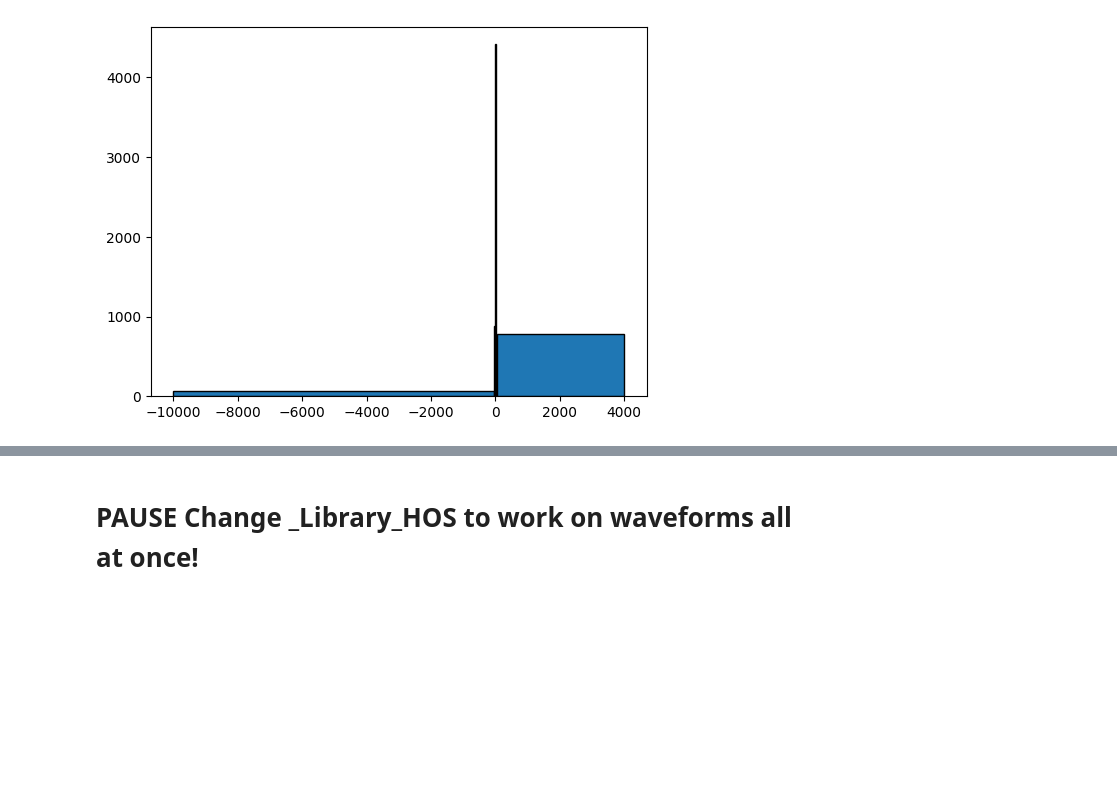
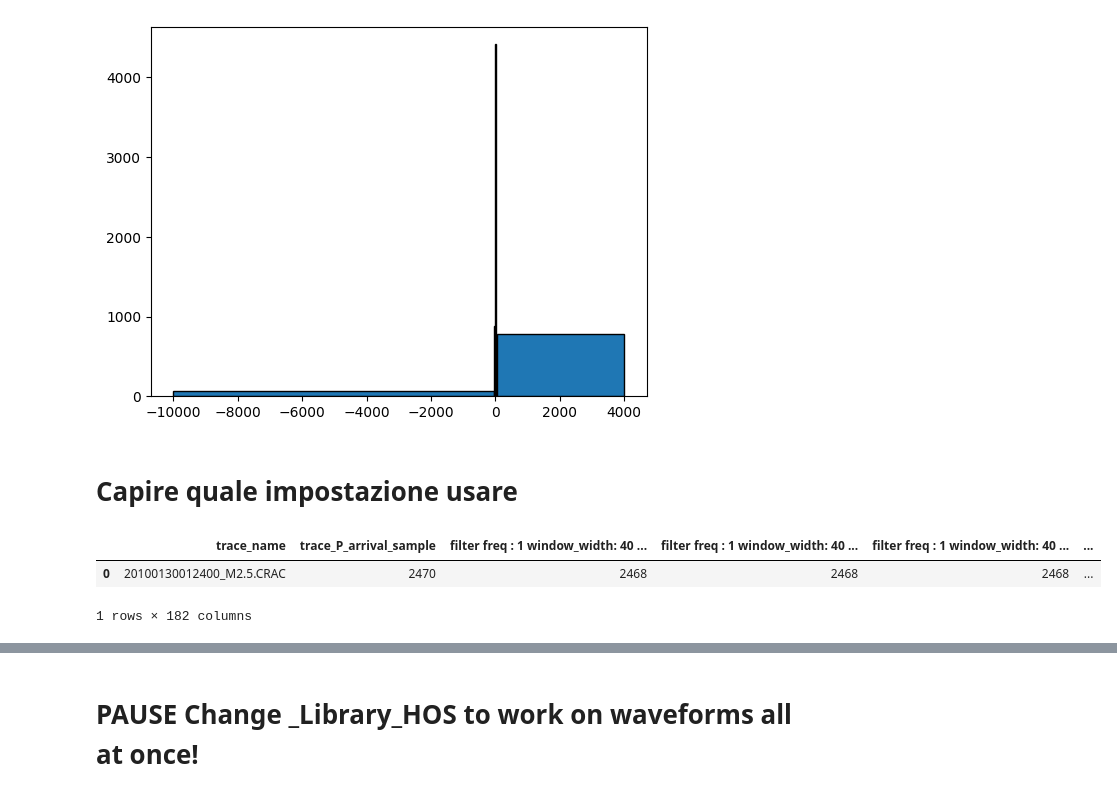
Before and after one commit to Nemenick/primoprogetto, a Jupyter notebook: Codici/_DETECT_HOS.ipynb, the cells around one changed output, grey strips where cells are left out. Saved outputs shown, nothing was run; the diff lists cells and outputs as text; code cells hidden in the pictures; blank space fills up the shorter version.

```diff
--- a/Codici/_DETECT_HOS.ipynb
+++ b/Codici/_DETECT_HOS.ipynb
@@ -56,3 +56,5 @@ plt.hist(D.metadata["trace_P_arrival_sample"].values-ons_th,bins=[-10000,-50,-5,
  array([-10000,    -50,     -5,      5,     50,   4000]),
  <BarContainer object of 5 artists>)
 [figure]
+# %% [markdown]
+# Capire quale impostazione usare
@@ -58,0 +66,6 @@ plt.hist(D.metadata["trace_P_arrival_sample"].values-ons_th,bins=[-10000,-50,-5,
+# %%
+impos_2[0:1]
+# %% [output]
+|  | trace_name | trace_P_arrival_sample | filter freq : 1 window_width: 40 ... | filter freq : 1 window_width: 40 ... | filter freq : 1 window_width: 40 ... | ... |
+| 0 | 20100130012400_M2.5.CRAC | 2470 | 2468 | 2468 | 2468 | ... |
+1 rows × 182 columns
```
Also changed, not shown: parts of 5 cells of this notebook, 1 other file.
